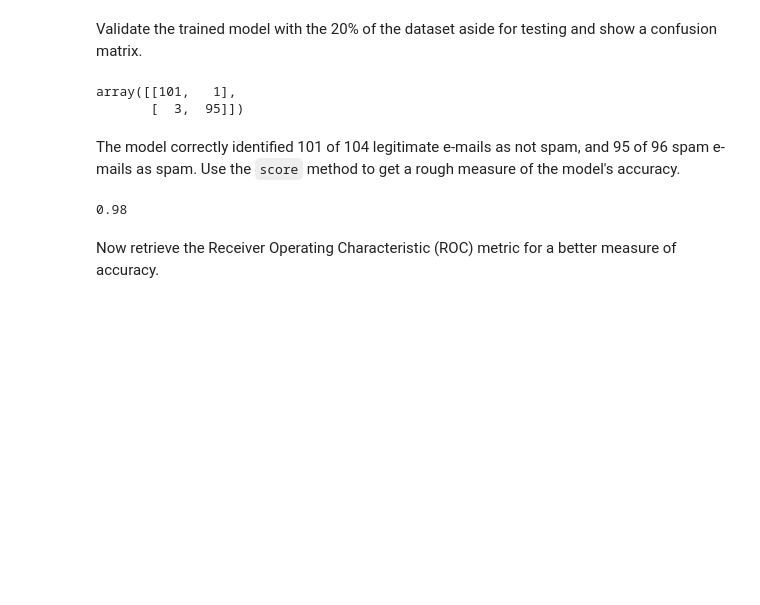
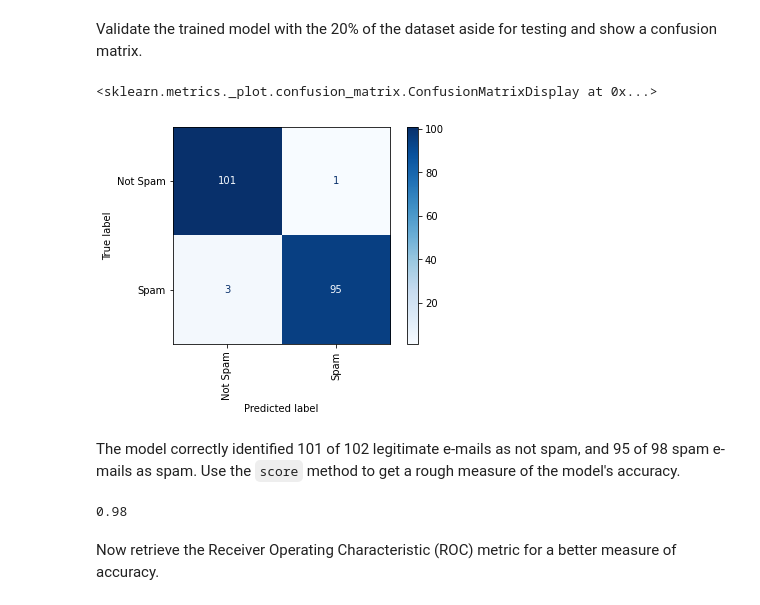
Before and after one commit to jeffprosise/Machine-Learning, a Jupyter notebook: E-Mail Classification.ipynb, the cells around one changed output. Saved outputs shown, nothing was run; the diff lists cells and outputs as text; code cells hidden in the pictures; blank space fills up the shorter version.

```diff
--- a/E-Mail Classification.ipynb
+++ b/E-Mail Classification.ipynb
@@ -110,14 +112,15 @@ MultinomialNB(alpha=1.0, class_prior=None, fit_prior=True)
 # %% [markdown]
 Validate the trained model with the 20% of the dataset aside for testing and show a confusion matrix.
-# %%
-from sklearn.metrics import confusion_matrix
-
-confusion_matrix(y_test, model.predict(x_test))
-# %% [output]
-array([[101,   1],
-       [  3,  95]])
+# %%
+%matplotlib inline
+from sklearn.metrics import plot_confusion_matrix
+
+plot_confusion_matrix(model, x_test, y_test, display_labels=['Not Spam', 'Spam'], cmap='Blues', xticks_rotation='vertical')
+# %% [output]
+<sklearn.metrics._plot.confusion_matrix.ConfusionMatrixDisplay at 0x...>
+[figure, added]
 # %% [markdown]
-The model correctly identified 101 of 104 legitimate e-mails as not spam, and 95 of 96 spam e-mails as spam. Use the `score` method to get a rough measure of the model's accuracy.
+The model correctly identified 101 of 102 legitimate e-mails as not spam, and 95 of 98 spam e-mails as spam. Use the `score` method to get a rough measure of the model's accuracy.
 # %%
 model.score(x_test, y_test)
 # %% [output]
```
Also changed, not shown: parts of 4 cells of this notebook.
